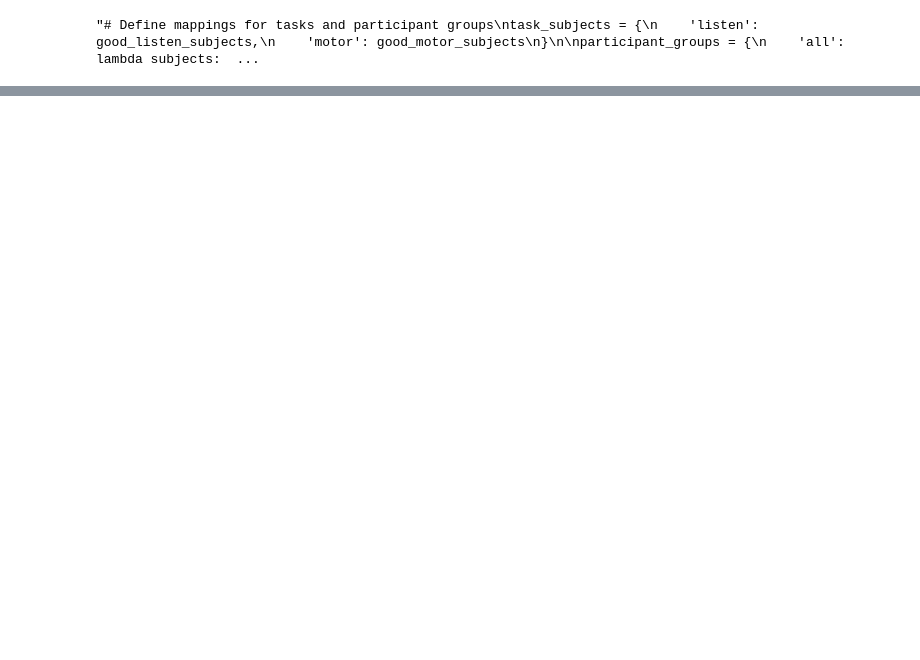
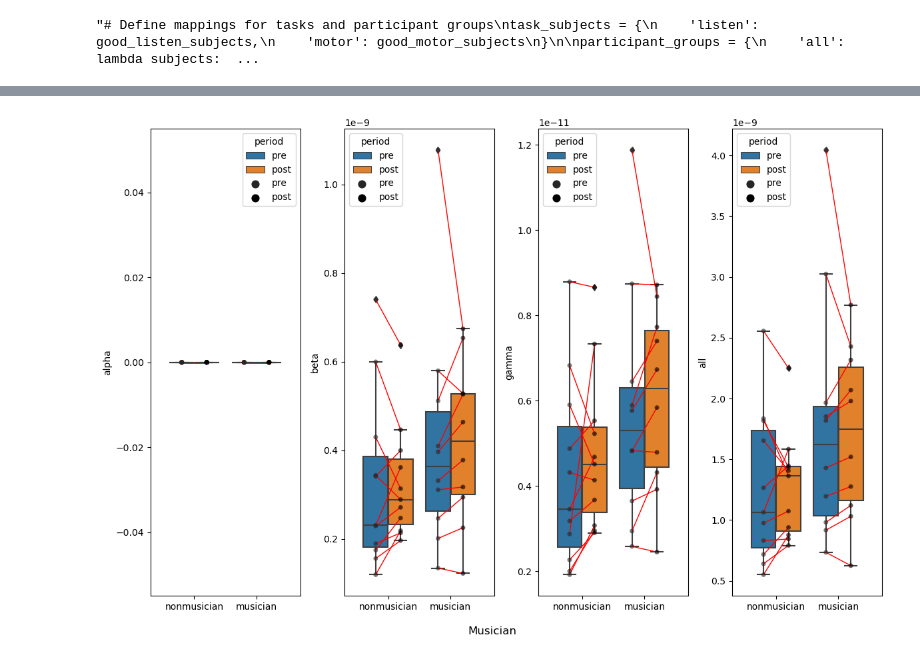
Before and after one commit to haiqin-zhang/AM-EEG, a Jupyter notebook: pipelines_LM/power_ERPs.ipynb, the cells around one changed output, grey strips where cells are left out. Cells and saved outputs as stored; diff of their text form; code cells hidden in the pictures; blank space fills up the shorter version.

```diff
--- a/pipelines_LM/power_ERPs.ipynb
+++ b/pipelines_LM/power_ERPs.ipynb
@@ -350,3 +312,50 @@ Effective window size : 0.508 (s)
 power_pre_df['period'] = 'pre'
 power_post_df['period'] = 'post'
 power_all_df = pd.concat([power_pre_df, power_post_df])
+# %%
+bands = ['alpha', 'beta', 'gamma', 'all']
+groups = ['musicians', 'nonmusicians']
+
+fig, axes = plt.subplots(nrows=1, ncols=len(bands), figsize=(12, 8), sharey=False)
+
+for i, band in enumerate(bands):
+    sns.boxplot(data = power_all_df, x='musician', y=band, hue='period', ax=axes[i])
+    sns.stripplot(data = power_all_df, x='musician', y=band, hue='period',
+                  color='black', jitter=False, dodge=True, alpha=0.6, ax=axes[i])
+    axes[i].set_ylabel(band)
+    axes[i].set_xlabel('')
+
+
+    """    # Statistical annotation
+    pairs = [('pre', 'post')]
+    annotator = Annotator(axes[i], pairs, data=power_all_df, x='period', y=band)
+    annotator.configure(test='Wilcoxon', text_format='star', loc='inside')
+    annotator.apply_and_annotate()"""
+
+
+   # Connect pre and post points for each subject
+    subjects = power_all_df['subject'].unique()
+    for subject in subjects:
+        subject_data = power_all_df[power_all_df['subject'] == subject]
+        if len(subject_data) == 2:  # Ensure there are both pre and post points
+            pre_point = subject_data[subject_data['period'] == 'pre']
+            post_point = subject_data[subject_data['period'] == 'post']
+            if not pre_point.empty and not post_point.empty:
+                # Get the y values for the pre and post points
+                y_pre = pre_point[band].values[0]
+                y_post = post_point[band].values[0]
+                x_musician = pre_point['musician'].values[0]  # Assuming 'musician' is the same for both
+
+                # Plot line connecting pre and post points
+                if subject in musicians:
+                    axes[i].plot([0.8,1.2], [y_pre, y_post], color='red', linestyle='-', linewidth=1)
+
+                else:
+                    axes[i].plot([-0.2,0.2], [y_pre, y_post], color='red', linestyle='-', linewidth=1)
+
+fig.supxlabel('Musician')
+
+plt.tight_layout()
+plt.show()
+# %% [output]
+[figure, added]
```
Also changed, not shown: parts of 13 cells of this notebook, 7 other files.
